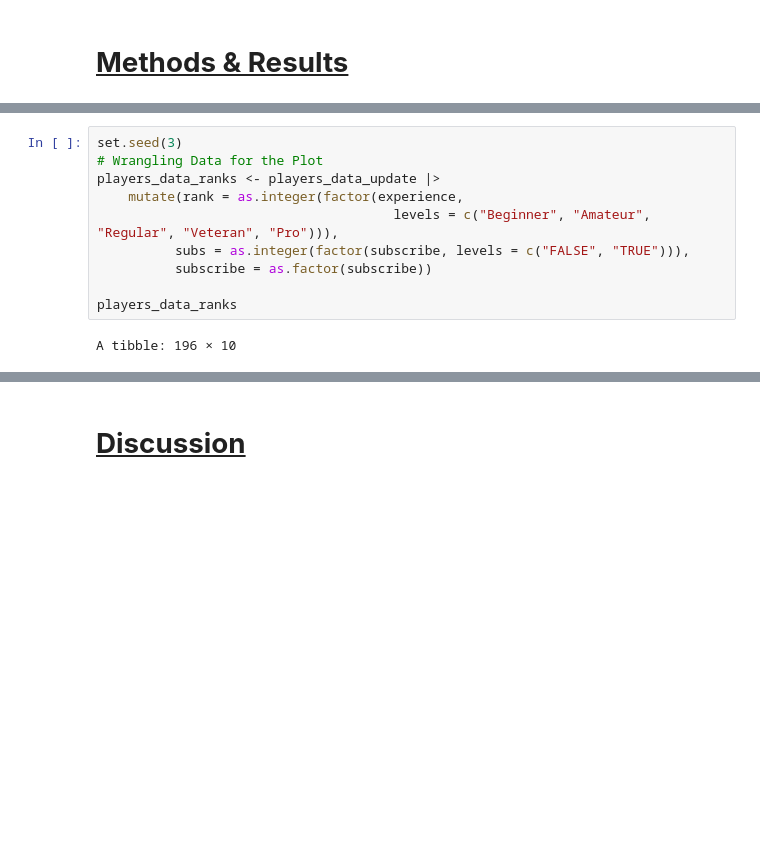
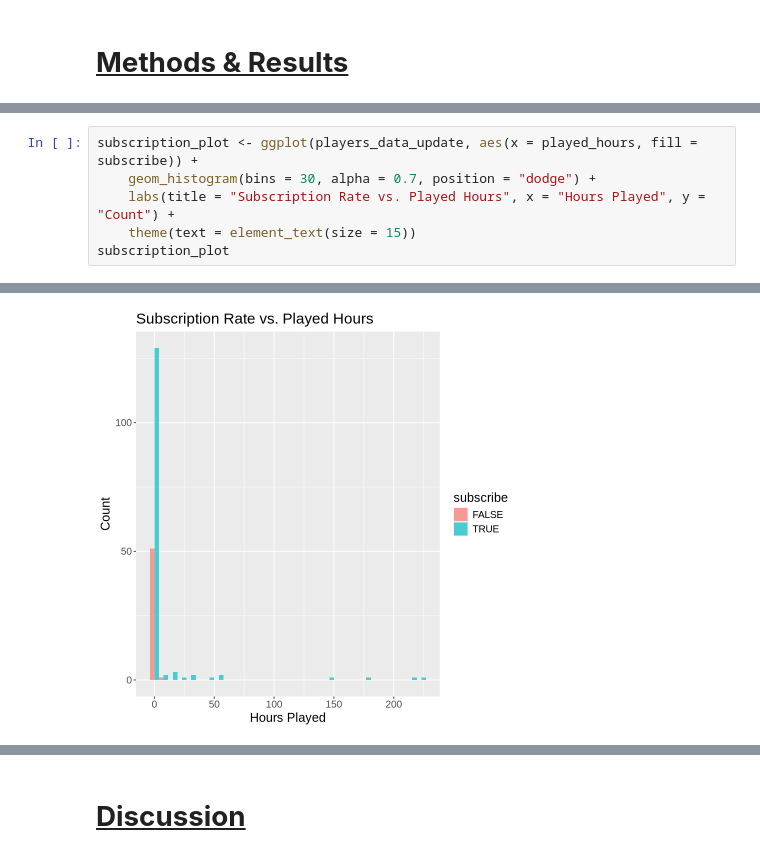
Before and after one commit to Alonso181006/dsci-100-2024w2-group-005-30, a Jupyter notebook: Project.ipynb, the cells around one changed output, grey strips where cells are left out. Saved outputs shown, nothing was run; the diff lists cells and outputs as text; blank space fills up the shorter version.

```diff
--- a/Project.ipynb
+++ b/Project.ipynb
@@ -89,12 +94,7 @@ A tibble: 196 × 8
 # %%
-set.seed(3)
-# Wrangling Data for the Plot
-players_data_ranks <- players_data_update |>
-    mutate(rank = as.integer(factor(experience,
-                                      levels = c("Beginner", "Amateur", "Regular", "Veteran", "Pro"))),
-          subs = as.integer(factor(subscribe, levels = c("FALSE", "TRUE"))),
-          subscribe = as.factor(subscribe))
-
-players_data_ranks
+subscription_plot <- ggplot(players_data_update, aes(x = played_hours, fill = subscribe)) +
+    geom_histogram(bins = 30, alpha = 0.7, position = "dodge") +
+    labs(title = "Subscription Rate vs. Played Hours", x = "Hours Played", y = "Count") +
+    theme(text = element_text(size = 15))
+subscription_plot
 # %% [output]
-A tibble: 196 × 10
@@ -110 +101,2 @@ A tibble: 196 × 10
+[figure, added]
 # %%
```
Also changed, not shown: parts of 5 cells of this notebook.
